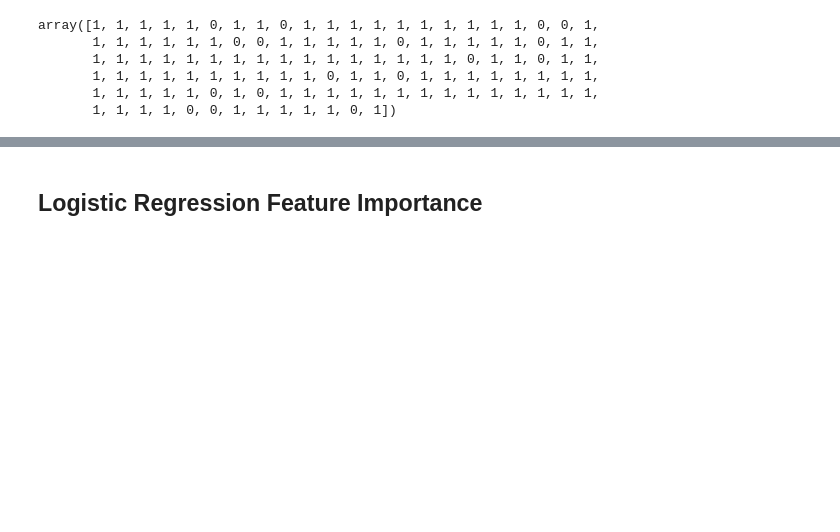
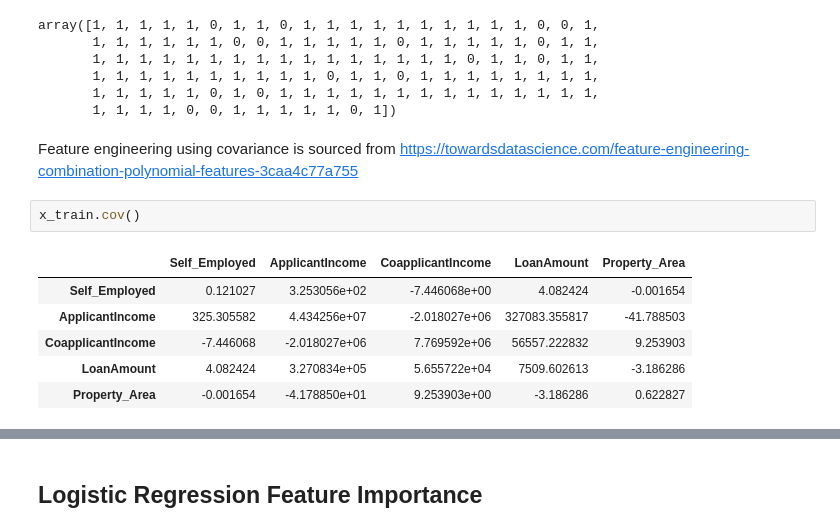
Before and after one commit to Boitymellow95/acml-project-loan-prediction-project, a Jupyter notebook: loanPredictionProject.ipynb, the cells around one changed output, grey strips where cells are left out. Drawn from its saved outputs; the diff is of its cells as text; blank space fills up the shorter version.

Commit message:
Added co-variance for feature engineering but further analysis still needed.

```diff
--- a/loanPredictionProject.ipynb
+++ b/loanPredictionProject.ipynb
@@ -359,3 +357,14 @@ array([1, 1, 1, 1, 1, 0, 1, 1, 0, 1, 1, 1, 1, 1, 1, 1, 1, 1, 1, 0, 0, 1,
        1, 1, 1, 1, 1, 1, 1, 1, 1, 1, 0, 1, 1, 0, 1, 1, 1, 1, 1, 1, 1, 1,
        1, 1, 1, 1, 1, 0, 1, 0, 1, 1, 1, 1, 1, 1, 1, 1, 1, 1, 1, 1, 1, 1,
        1, 1, 1, 1, 0, 0, 1, 1, 1, 1, 1, 0, 1])
+# %% [markdown]
+Feature engineering using covariance is sourced from https://towardsdatascience.com/feature-engineering-combination-polynomial-features-3caa4c77a755
+# %%
+x_train.cov()
+# %% [output]
+|  | Self_Employed | ApplicantIncome | CoapplicantIncome | LoanAmount | Property_Area |
+| Self_Employed | 0.121027 | 3.253056e+02 | -7.446068e+00 | 4.082424 | -0.001654 |
+| ApplicantIncome | 325.305582 | 4.434256e+07 | -2.018027e+06 | 327083.355817 | -41.788503 |
+| CoapplicantIncome | -7.446068 | -2.018027e+06 | 7.769592e+06 | 56557.222832 | 9.253903 |
+| LoanAmount | 4.082424 | 3.270834e+05 | 5.655722e+04 | 7509.602613 | -3.186286 |
+| Property_Area | -0.001654 | -4.178850e+01 | 9.253903e+00 | -3.186286 | 0.622827 |
```
Also changed, not shown: parts of 2 cells of this notebook.
